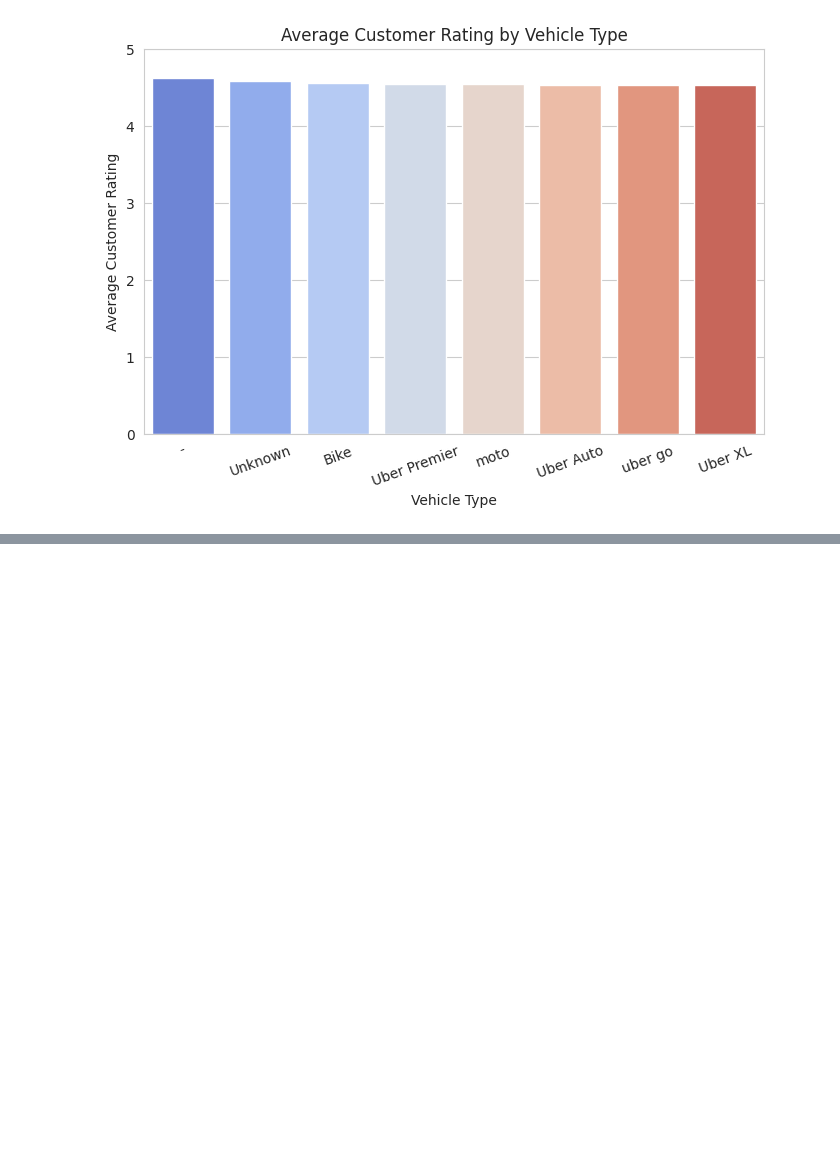
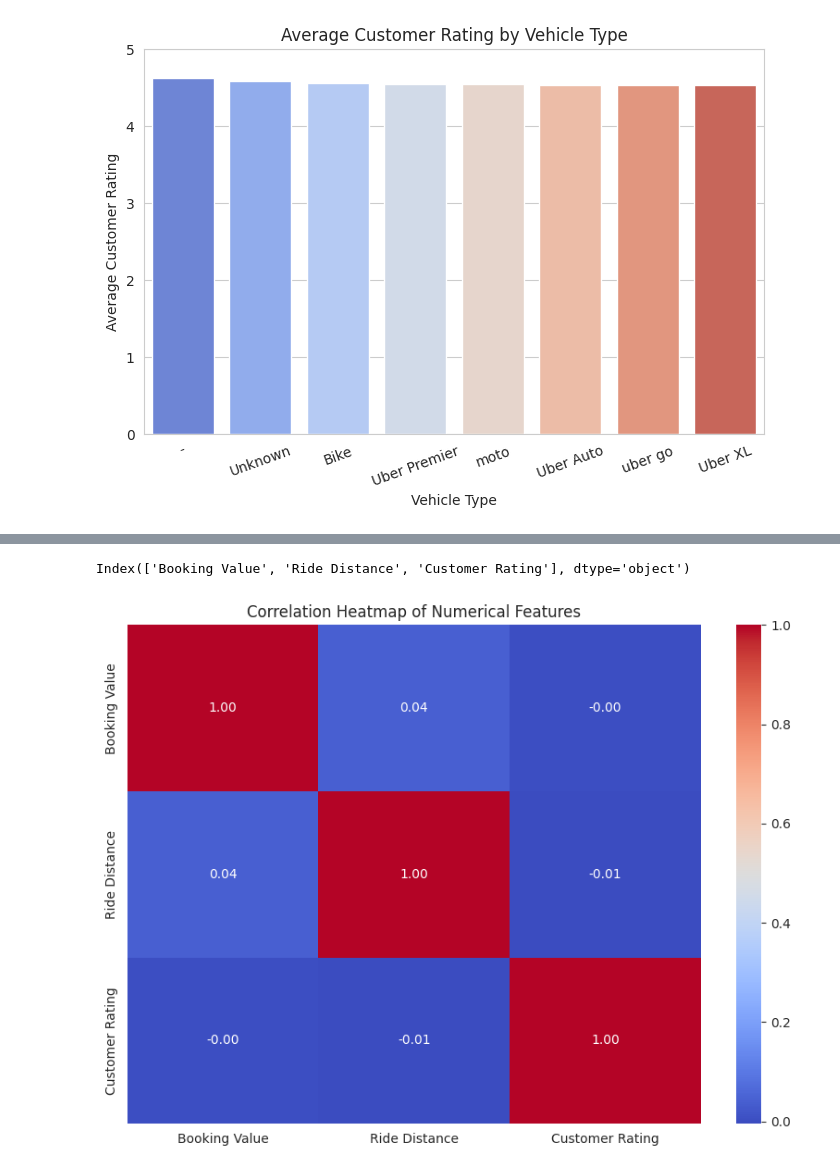
Before and after one commit to pri265126-stack/delhi-uber-eda, a Jupyter notebook: aws_task1.ipynb, the cells around one changed output, grey strips where cells are left out. Drawn from its saved outputs; the diff is of its cells as text; code cells hidden in the pictures; blank space fills up the shorter version.

```diff
--- a/aws_task1.ipynb
+++ b/aws_task1.ipynb
@@ -644,0 +651,22 @@ Passing `palette` without assigning `hue` is deprecated and will be removed in v
+# %%
+
+numeric_df = df.select_dtypes(include=["int64", "float64"])
+
+numeric_df.columns
+# %% [output]
+Index(['Booking Value', 'Ride Distance', 'Customer Rating'], dtype='object')
+# %%
+plt.figure(figsize=(10,7))
+
+sns.heatmap(
+    numeric_df.corr(),
+    annot=True,
+    cmap="coolwarm",
+    fmt=".2f"
+)
+
+plt.title("Correlation Heatmap of Numerical Features")
+
+plt.show()
+# %% [output]
+[figure, added]
```
Also changed, not shown: parts of 13 cells of this notebook.
